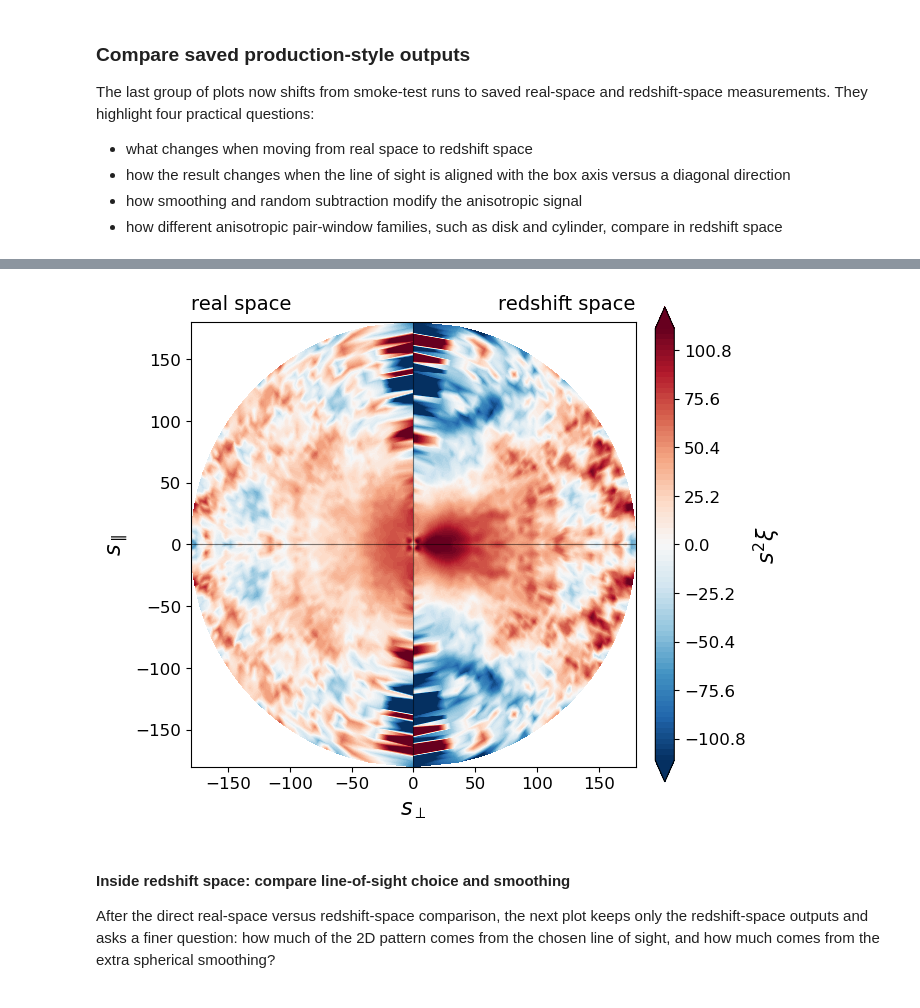
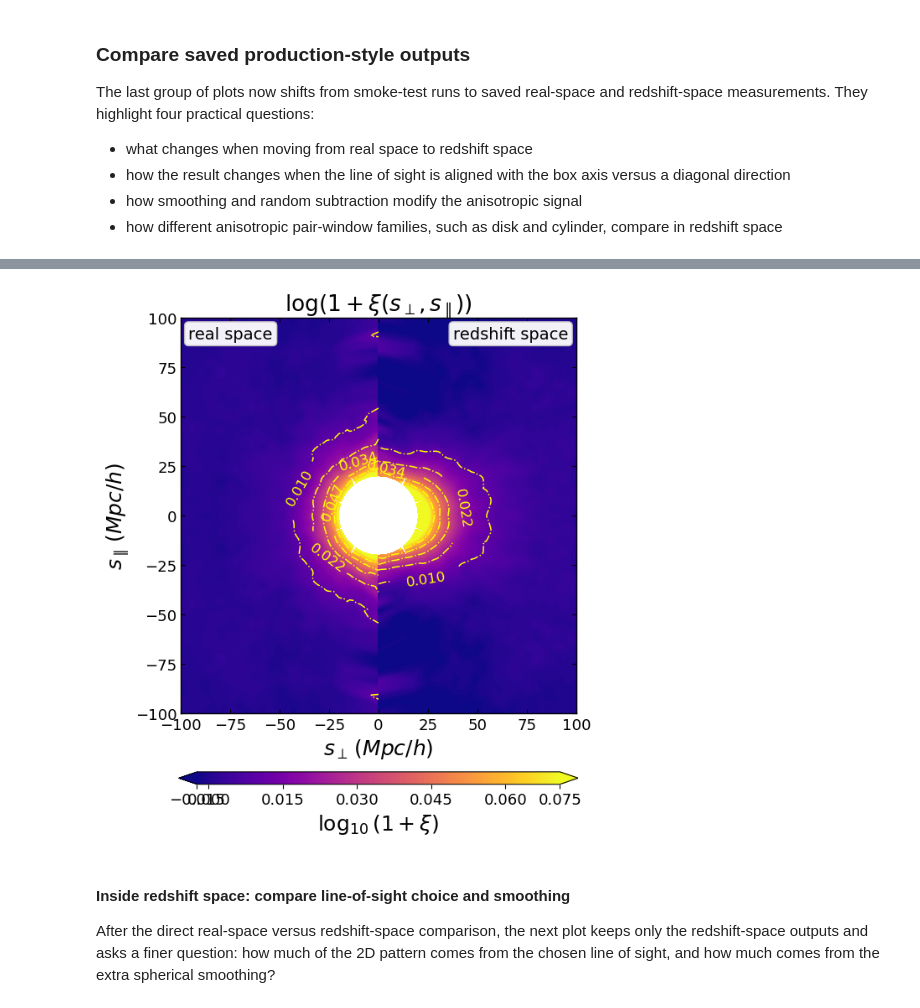
Before and after one commit to SYSUSPA-Projects/PyHermes, a Jupyter notebook: examples/notebooks/corr2pcf.ipynb, the cells around one changed output, grey strips where cells are left out. Saved outputs shown, nothing was run; the diff lists cells and outputs as text; code cells hidden in the pictures.

```diff
--- a/examples/notebooks/corr2pcf.ipynb
+++ b/examples/notebooks/corr2pcf.ipynb
@@ -597,9 +597,14 @@ rsd_smu_z = Corr2PCFData(data_path='./output/quijote8000_snap004_rsd_2pcf_smu.pk
 # %%
-plot_corr2pcf_2d(smu_z, rsd_smu_z, label1="real space", label2="redshift space")
+plot_corr2pcf_2d(smu_z, rsd_smu_z,
+                 label1="real space", label2="redshift space",
+                 s_min=20, value="log10(1+xi)", style="contour"
+                 )
+plt.xlim(-100, 100)
+plt.ylim(-100, 100)
 plt.tight_layout()
 plt.show()
 # %% [output]
-[figure, old version]
+[figure, new version]
 # %% [markdown]
 #### Inside redshift space: compare line-of-sight choice and smoothing
 
```
Also changed, not shown: parts of 12 cells of this notebook, 6 other files.
